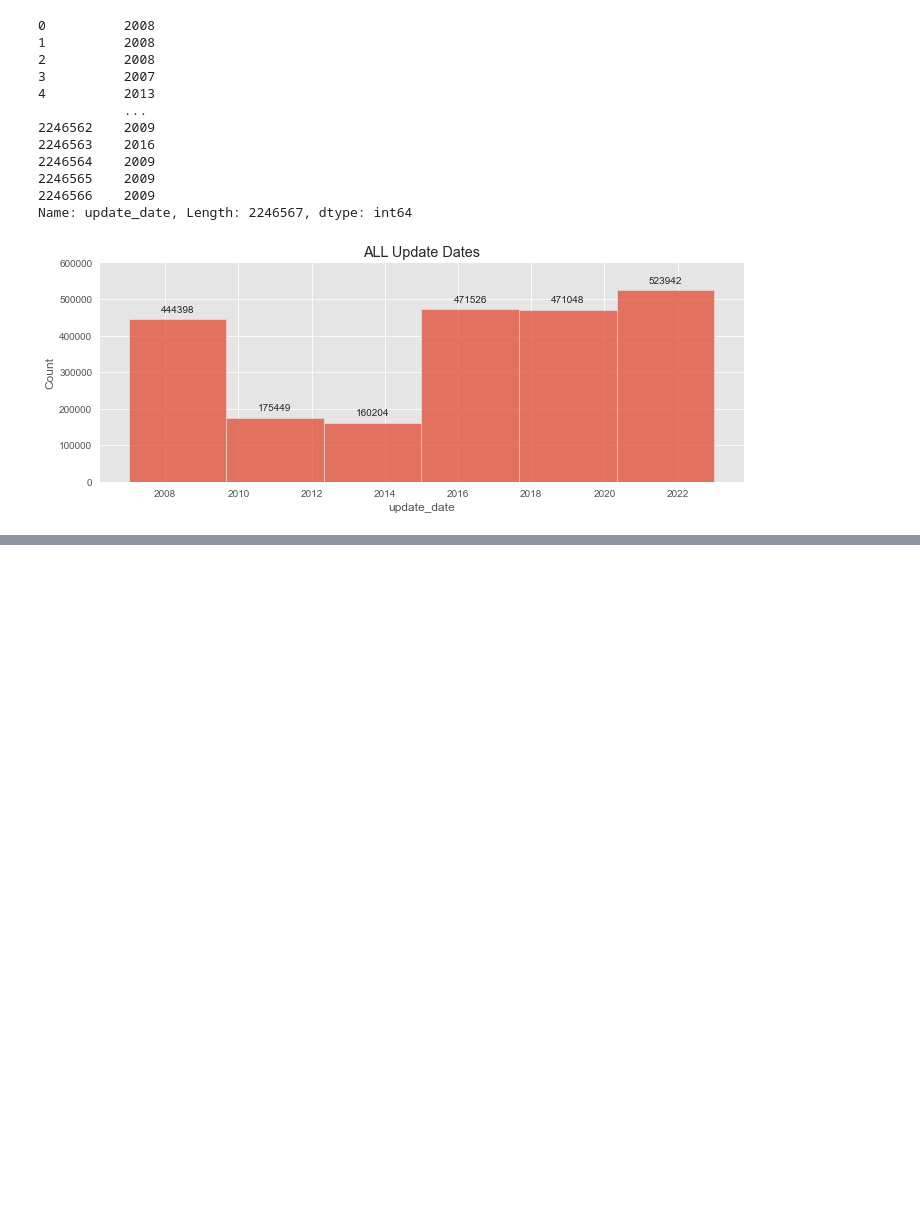
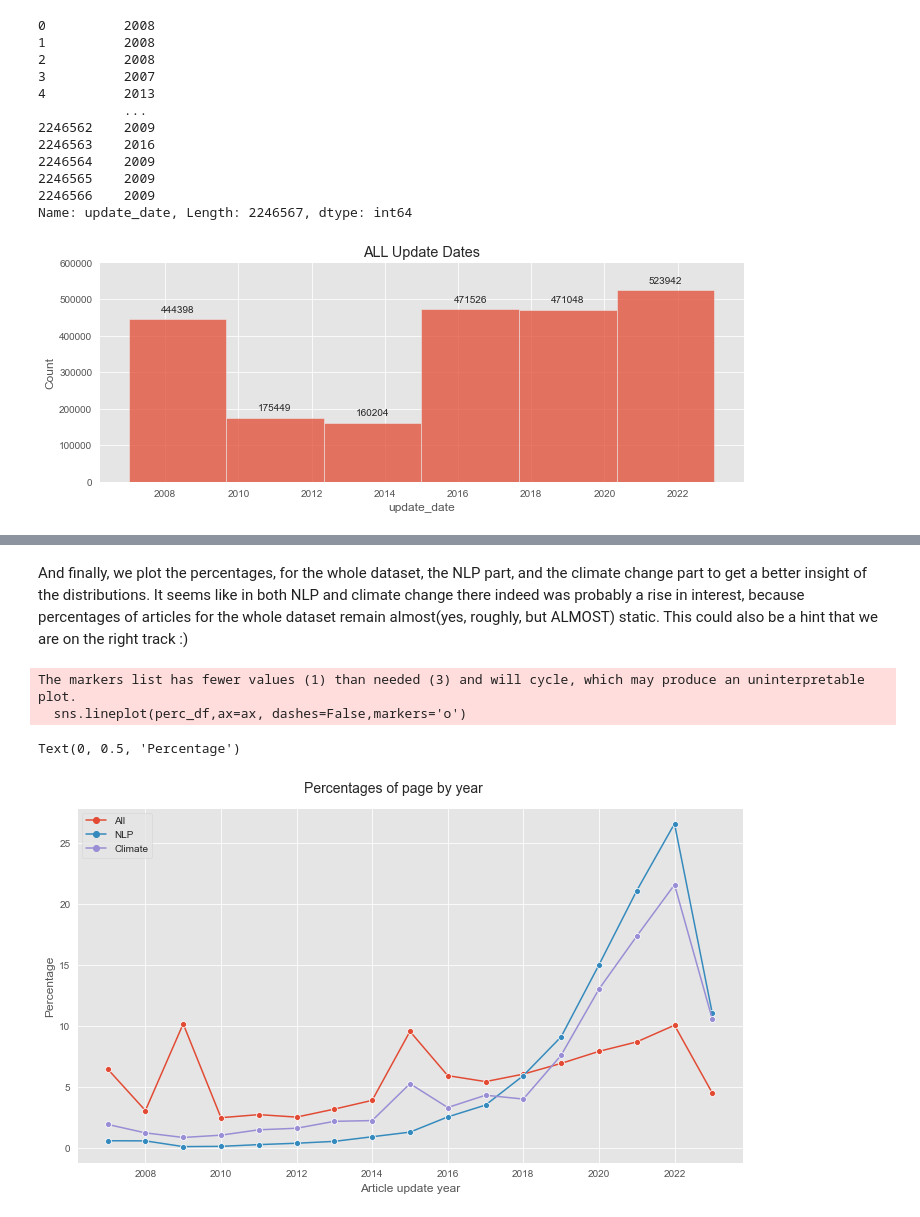
Before and after one commit to gsiraji/wins-topics-network, a Jupyter notebook: arxiv_data_scraping.ipynb, the cells around one changed output, grey strips where cells are left out. Saved outputs shown, nothing was run; the diff lists cells and outputs as text; code cells hidden in the pictures; blank space fills up the shorter version.

```diff
--- a/arxiv_data_scraping.ipynb
+++ b/arxiv_data_scraping.ipynb
@@ -278,0 +293,15 @@ plt.tight_layout()
+# %%
+def percentages(df):
+    size = df.shape[0]
+    value_counts = df['update_date'].value_counts()
+    perc = value_counts/size*100
+    return perc
+
+perc_df = pd.DataFrame()
+
+perc_df['All']=percentages(df)
+perc_df['NLP']=percentages(df_all_nlp)
+perc_df['Climate']=percentages(df_all_climate)
+
+perc_df.sort_index(inplace=True) #so the years/rows are in an ascending order
+perc_df
@@ -278,0 +328,14 @@ plt.tight_layout()
+# %% [markdown]
+And finally, we plot the percentages, for the whole dataset, the NLP part, and the climate change part to get a better insight of the distributions. It seems like in both NLP and climate change there indeed was probably a rise in interest, because percentages of articles for the whole dataset remain almost(yes, roughly, but ALMOST) static. This could also be a hint that we are on the right track :)
+# %%
+fig,ax = plt.subplots(figsize=(10,6))
+fig.suptitle('Percentages of page by year',size=14)
+fig.set_tight_layout(True)
+sns.lineplot(perc_df,ax=ax, dashes=False,markers='o')
+ax.set_xlabel('Article update year')
+ax.set_ylabel('Percentage')
+# %% [output]
+The markers list has fewer values (1) than needed (3) and will cycle, which may produce an uninterpretable plot.
+  sns.lineplot(perc_df,ax=ax, dashes=False,markers='o')
+Text(0, 0.5, 'Percentage')
+[figure, added]
```
Also changed, not shown: parts of 4 cells of this notebook.
